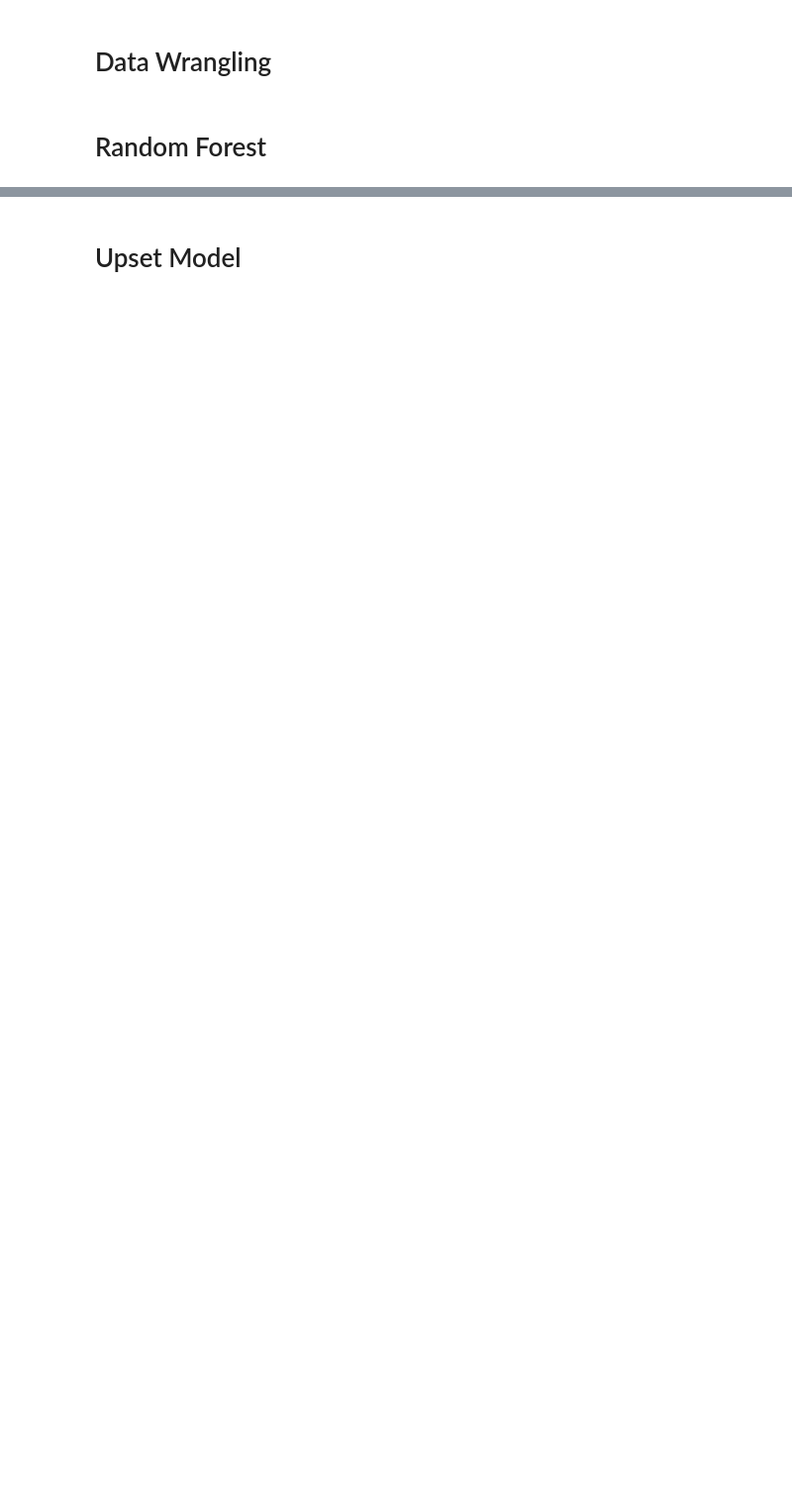
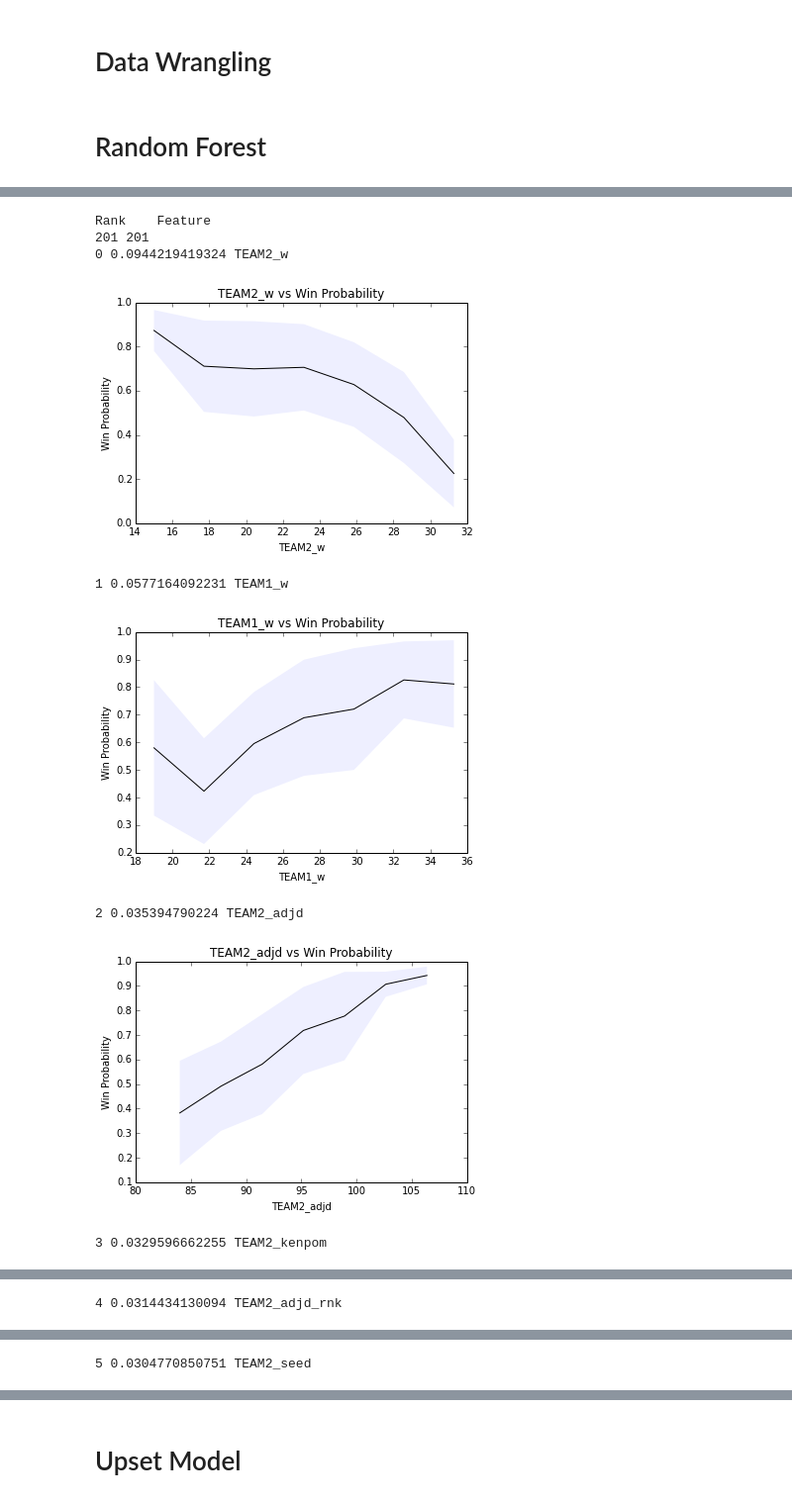
Before and after one commit to jostheim/kaggle, a Jupyter notebook: src/ncaa_tourney/tourney.ipynb, the cells around one changed output, grey strips where cells are left out. Shown at 99% size. Cells and saved outputs as stored; diff of their text form; code cells hidden in the pictures; blank space fills up the shorter version.

```diff
--- a/src/ncaa_tourney/tourney.ipynb
+++ b/src/ncaa_tourney/tourney.ipynb
@@ -551,0 +623,55 @@ Score is 0.726368159204
+# %%
+def bin_by(x, y, nbins=30):
+    """
+    Bin x by y.
+    Returns the binned "x" values and the left edges of the bins
+    """
+    bins = np.linspace(y.min(), y.max(), nbins+1)
+    # To avoid extra bin for the max value
+    bins[-1] += 1
+
+    indicies = np.digitize(y, bins)
+
+    mean = []
+    std = []
+    for i in xrange(1, len(bins)):
+        mean.append(np.mean(x[indicies==i]))
+        std.append(np.std(x[indicies==i]))
+
+    # Just return the left edges of the bins
+    bins = bins[:-1]
+
+    return mean, std, bins
+
+def plot_feature(feature, probs, x_test, xlabel=None, ylabel="Win Probability"):
+    mean, std, bins = bin_by(probs[:,1], x_test[feature].values, nbins=7)
+    plt.plot(bins, mean, 'k-')
+    plt.fill_between(bins, np.array(mean)-std, np.array(mean)+std, facecolor='#eeefff', edgecolor="none")
+    if xlabel is not None:
+        plt.xlabel(xlabel)
+    if ylabel is not None:
+        plt.ylabel(ylabel)
+    plt.title("{0} vs {1}".format(xlabel, ylabel))
+    plt.show()
+# %%
+cfr = cfrs[2011]
+feature_importance = []
+features = train_features
+for i, importance in enumerate(cfr.feature_importances_):
+    feature_importance.append((float(importance), features.columns[i]))
+print "Rank\tFeature"
+print len(probs[:, 1]), len(test_features)
+for i,fea in enumerate(sorted(feature_importance, reverse=True)):
+    print i, fea[0], fea[1]
+    if i < 20:
+        plot_feature(fea[1], probs, test_features, fea[1])
+# %% [output]
+Rank    Feature
+201 201
+0 0.0944219419324 TEAM2_w
+[figure, added]
+1 0.0577164092231 TEAM1_w
+[figure, added]
+2 0.035394790224 TEAM2_adjd
+[figure, added]
+3 0.0329596662255 TEAM2_kenpom
@@ -551,0 +679 @@ Score is 0.726368159204
+4 0.0314434130094 TEAM2_adjd_rnk
@@ -551,0 +681 @@ Score is 0.726368159204
+5 0.0304770850751 TEAM2_seed
```
Also changed, not shown: parts of 31 cells of this notebook, 4 other files.
